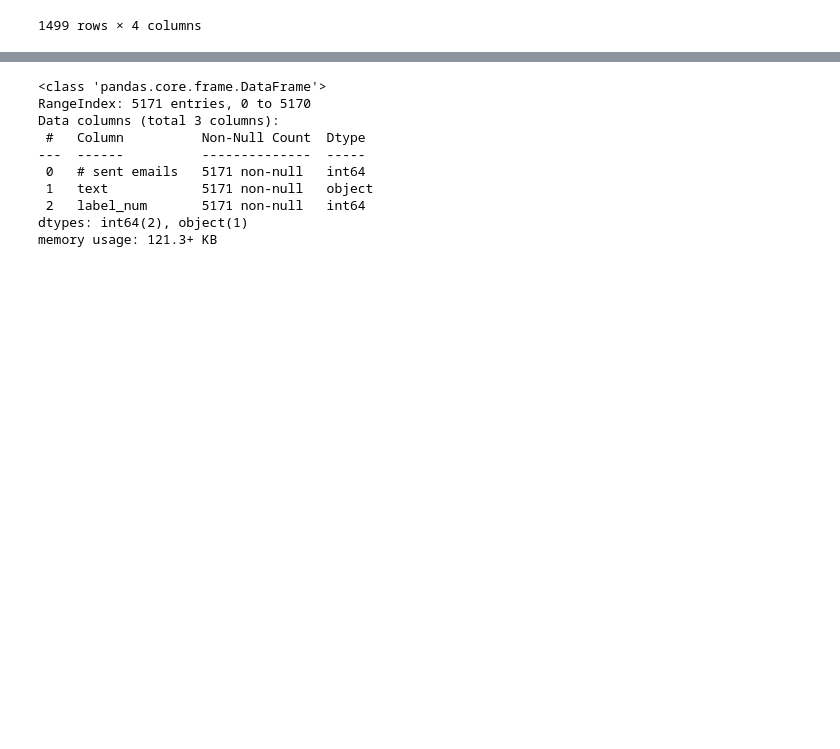
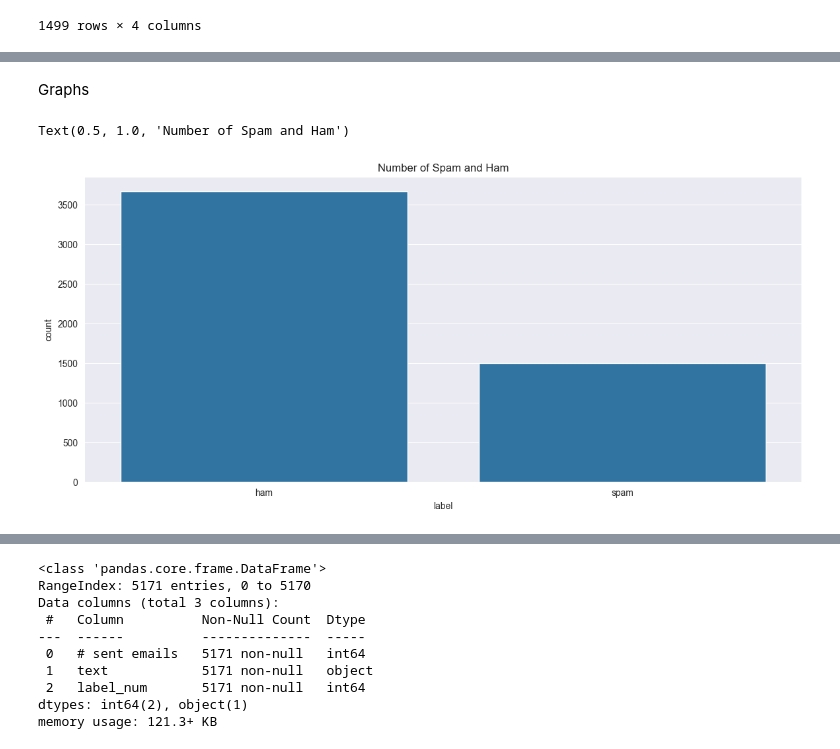
Before and after one commit to Alinist/Email-Spam-Classifier, a Jupyter notebook: Email_Spam_Detection.ipynb, the cells around one changed output, grey strips where cells are left out. Saved outputs shown, nothing was run; the diff lists cells and outputs as text; code cells hidden in the pictures; blank space fills up the shorter version.

```diff
--- a/Email_Spam_Detection.ipynb
+++ b/Email_Spam_Detection.ipynb
@@ -203,0 +207,10 @@ data[data["text"].duplicated()]
+# %% [markdown]
+Graphs
+# %%
+plt.figure(figsize=(14,6))
+sns.set_style('darkgrid')
+sns.countplot(x='label' ,data=data)
+plt.title('Number of Spam and Ham')
+# %% [output]
+Text(0.5, 1.0, 'Number of Spam and Ham')
+[figure, added]
```
Also changed, not shown: parts of 17 cells of this notebook, 8 other files.
